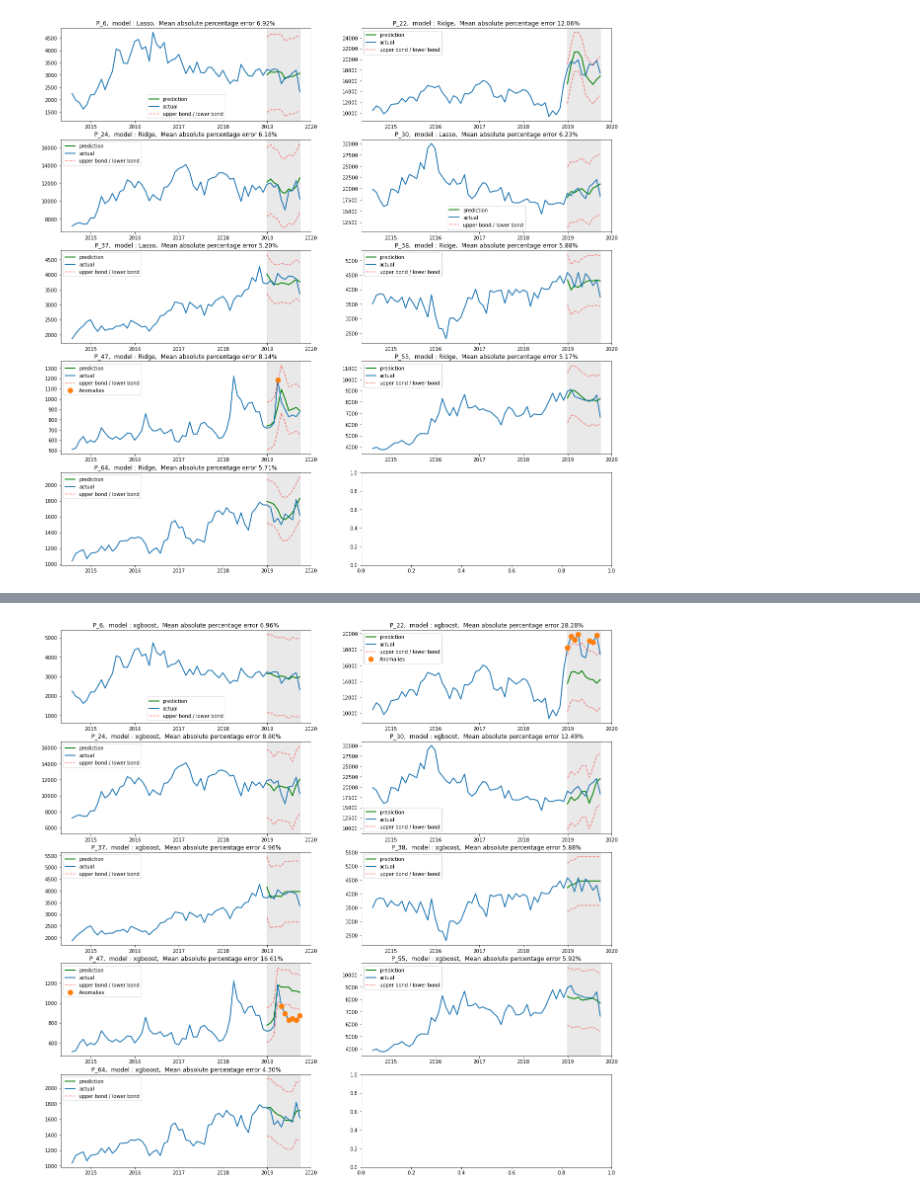
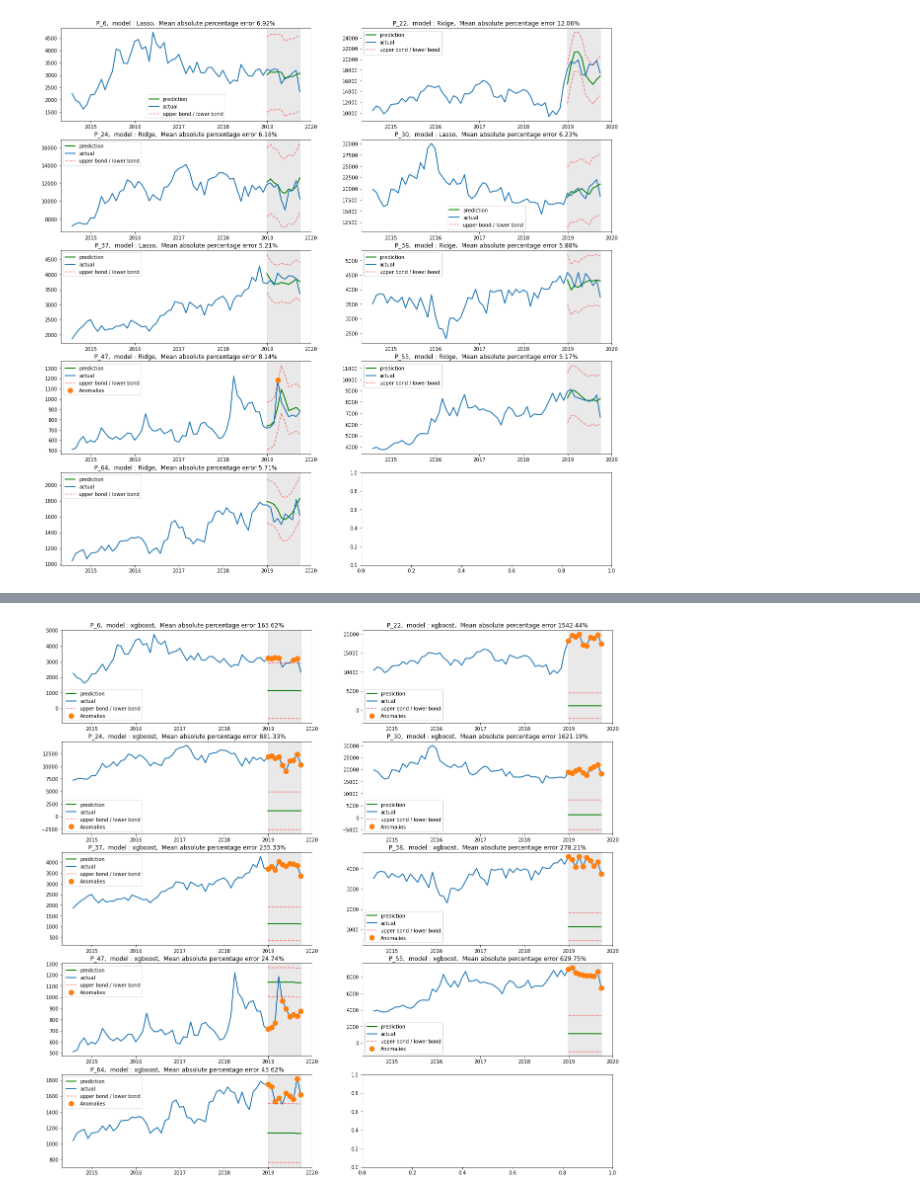
Before and after one commit to Mounji-Salma/Forecasting_App, a Jupyter notebook: ML.ipynb, the cells around one changed output, grey strips where cells are left out. Saved outputs shown, nothing was run; the diff lists cells and outputs as text; code cells hidden in the pictures.

```diff
--- a/ML.ipynb
+++ b/ML.ipynb
@@ -431,0 +443,2 @@ IL RESTE LE DIAGNOSTIC DU RESIDU ET LE CALCUL DES AUTRES METRIQUES
+# %%
+Xtrain, ytrain, Xtest, ytest = 0, 0, 0, 0
@@ -437,8 +467,6 @@ def auto_features_forecast(series, models, test_size=0.15):
     month_quarter =4
     for i, col in enumerate(series.columns):
         df = series[[col]]
-        for j in range(1, 13):
-            df[f"lag{j}"] = df[col].shift(j)
 
         df['year'] = df.index.year
         df['month'] = df.index.month
@@ -449,6 +477,9 @@ def auto_features_forecast(series, models, test_size=0.15):
 
         df['quarter_sin'] = np.sin(2*np.pi*df['quarter']/month_quarter)
         df['quarter_cos'] = np.cos(2*np.pi*df['quarter']/month_quarter)
+
+        for j in range(1, 13):
+            df[f"lag{j}"] = df[col].shift(j)
 
         df["Date"] = df.index
         df.reset_index(drop=True, inplace=True)
@@ -488,9 +519,25 @@ def auto_features_forecast(series, models, test_size=0.15):
 
         X_train_scaled = scaler.fit_transform(X_train)
         X_test_scaled = scaler.transform(X_test)
+        global Xtrain, ytrain, Xtest, ytest
 
         for _, model in models :
-            model.fit(X_train_scaled, y_train)
+            if _=="xgboost" :
+                trials = Trials()
+                Xtrain, ytrain, Xtest, ytest = X_train_scaled, y_train, X_test_scaled, y_test
+                best = fmin(fn=objective2,
+                            space=space,
+                            algo=tpe.suggest,
+                            max_evals=10,
+                            trials=trials)
+                best['max_depth'] = int(best['max_depth'])
+
+                model = XGBRegressor(n_estimators =1000, **best)
+                model.fit(X_train_scaled, y_train, \
+                          eval_set=[(X_train_scaled, y_train),(X_test_scaled, y_test)],\
+                          early_stopping_rounds=50, verbose=False)
+            else :
+                model.fit(X_train_scaled, y_train)
 
         plotModelResults(models,
                          X_train=X_train_scaled,
@@ -509,5 +632,12 @@ from xgboost import XGBRegressor, plot_importance, plot_tree
+# %%
+best = {'colsample_bytree': 0.7855436372368847,
+ 'gamma': 0.2715026337470021,
+ 'max_depth': 11,
+ 'min_child_weight': 1.0,
+ 'reg_lambda': 0.358974472027333,
+ 'subsample': 0.8129759325416941}
 # %%
-reg = XGBRegressor(n_estimators=1000)
+reg = XGBRegressor(n_estimators =1000, **best)
 reg.fit(X_train, y_train,
         eval_set=[(X_train, y_train), (X_test, y_test)],
         early_stopping_rounds=50,
@@ -546,6 +709,6 @@ plt.plot(pd.concat([y_train, y_test]), label="actual", linewidth=2.0)
 # %%
-xgb = XGBRegressor()
-auto_features_forecast(sales_s, [["xgboost", xgb]])
+# xgb = XGBRegressor()
+auto_features_forecast(sales_s, [["xgboost", reg]])
 # %% [output]
-[figure, old version]
+[figure, new version]
 # %%
```
Also changed, not shown: parts of 19 cells of this notebook, 3 other files.
